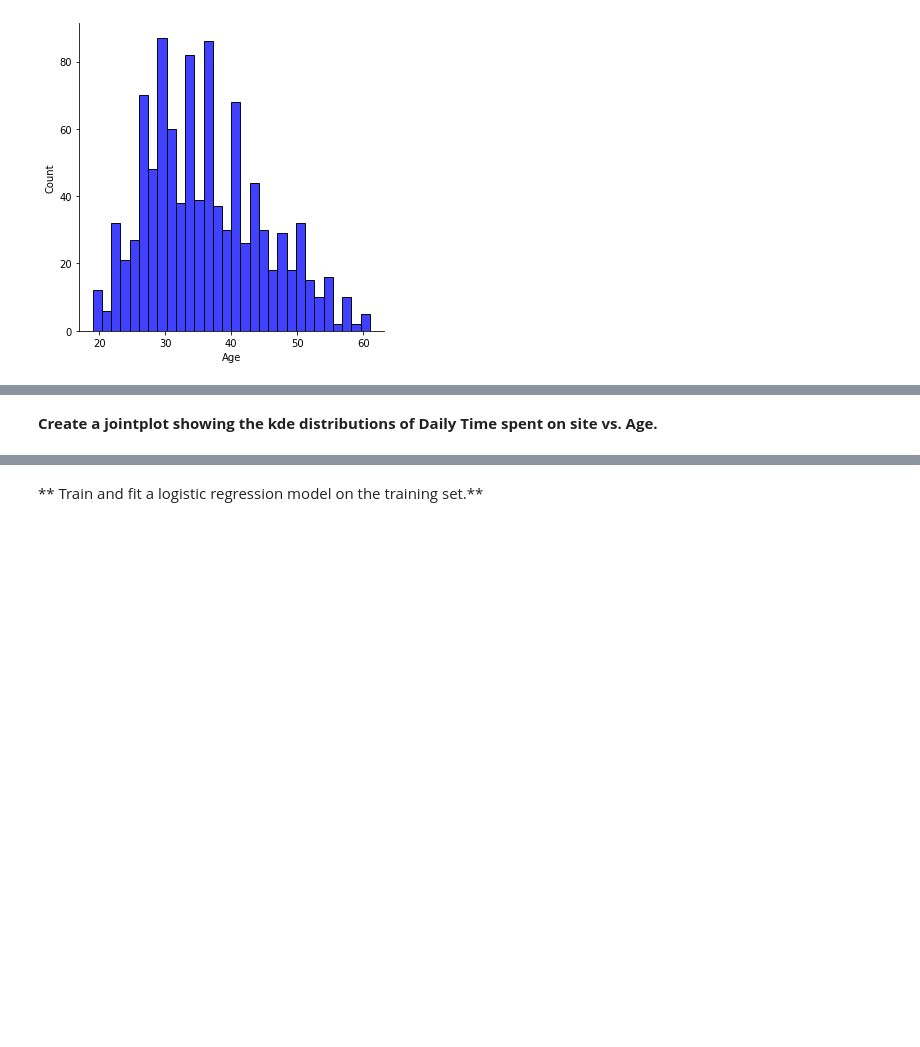
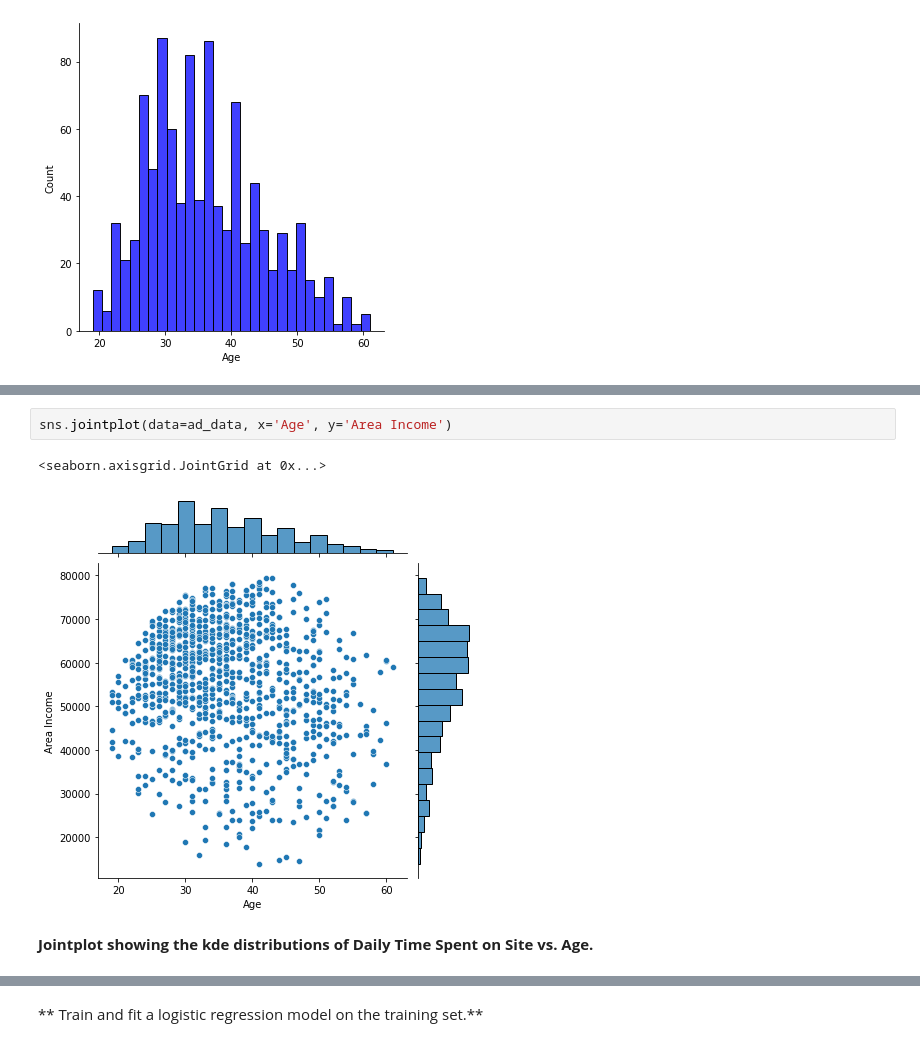
Before and after one commit to amir-nrfkn/Logistic-Regression-Projects, a Jupyter notebook: LogisticRegression_AdvertisingDataset.ipynb, the cells around one changed output, grey strips where cells are left out. Cells and saved outputs as stored; diff of their text form; blank space fills up the shorter version.

```diff
--- a/LogisticRegression_AdvertisingDataset.ipynb
+++ b/LogisticRegression_AdvertisingDataset.ipynb
@@ -99,2 +95,7 @@ sns.displot(ad_data['Age'],color='blue',bins=30)
+# %%
+sns.jointplot(data=ad_data, x='Age', y='Area Income')
+# %% [output]
+<seaborn.axisgrid.JointGrid at 0x...>
+[figure, added]
 # %% [markdown]
-**Create a jointplot showing the kde distributions of Daily Time spent on site vs. Age.**
+**Jointplot showing the kde distributions of Daily Time Spent on Site vs. Age.**
```
Also changed, not shown: parts of 14 cells of this notebook.
